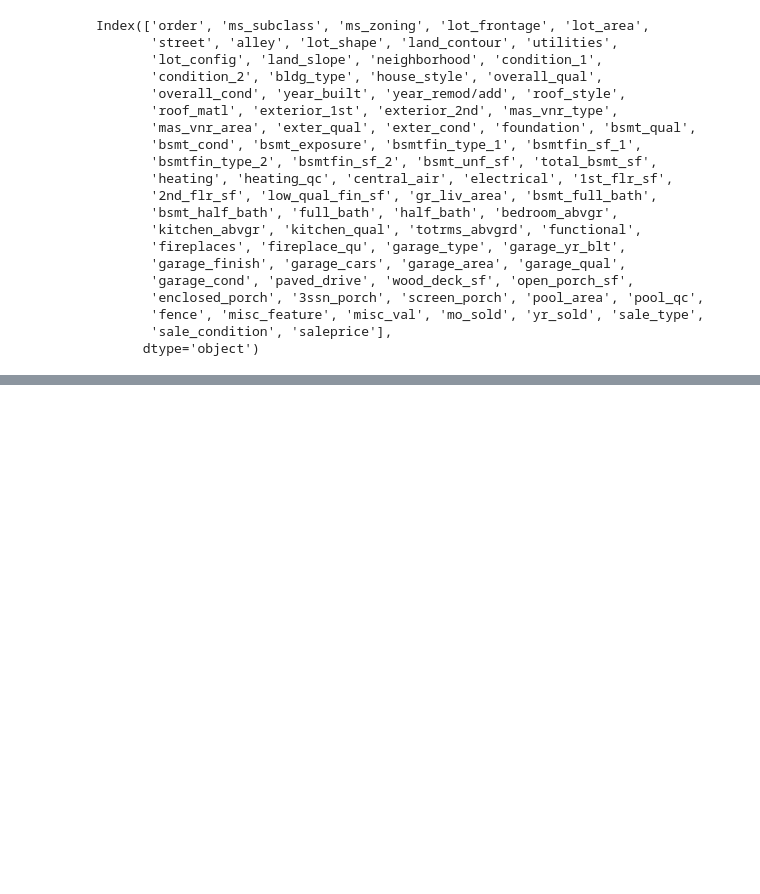
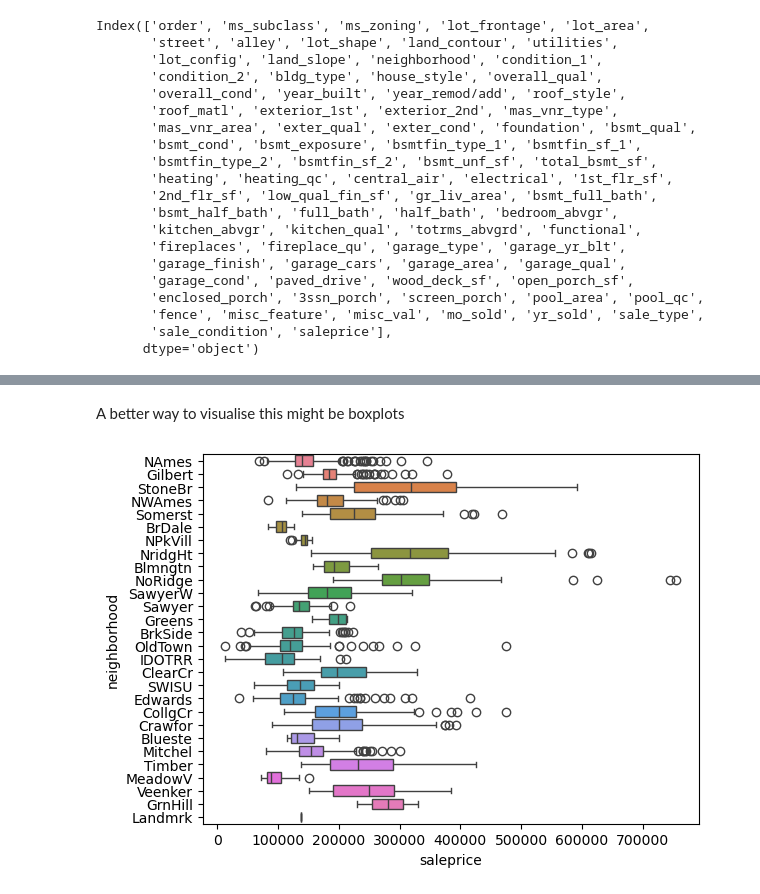
Before and after one commit to jckowalczyk/housing_data_analysis, a Jupyter notebook: scripts/ames_analysis.ipynb, the cells around one changed output, grey strips where cells are left out. Cells and saved outputs as stored; diff of their text form; code cells hidden in the pictures; blank space fills up the shorter version.

```diff
--- a/scripts/ames_analysis.ipynb
+++ b/scripts/ames_analysis.ipynb
@@ -135,0 +255,10 @@ Another thing we might want to address here is how to deal with NA variables.
+# %% [markdown]
+A better way to visualise this might be boxplots
+# %%
+#TODO: Format Graph
+
+saleprice_neighbourhood_boxplot = sns.boxplot(x = cleaned_ames_data["saleprice"],
+                                              y = cleaned_ames_data["neighborhood"],
+                                              hue = cleaned_ames_data["neighborhood"])
+# %% [output]
+[figure, added]
```
Also changed, not shown: parts of 44 cells of this notebook.
